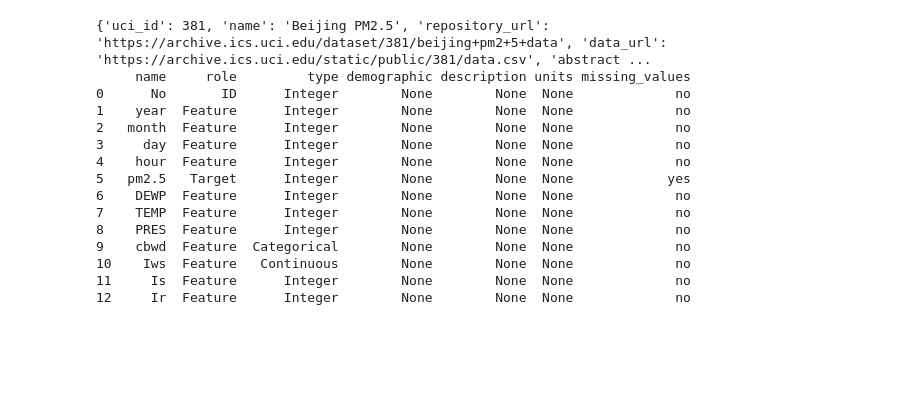
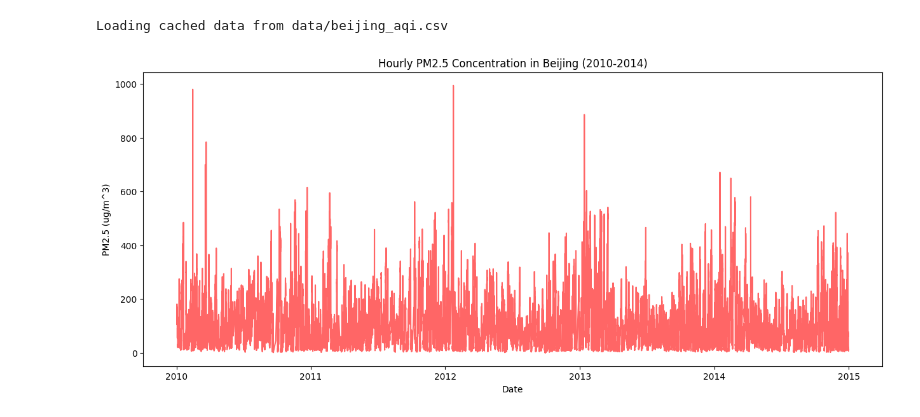
Before and after one commit to Nethphorn/air-quality-index-forecast, a Jupyter notebook: src/data.ipynb, the cells around one changed output. Drawn from its saved outputs; the diff is of its cells as text; code cells hidden in the pictures; blank space fills up the shorter version.

Commit message:
explore the data

```diff
--- a/src/data.ipynb
+++ b/src/data.ipynb
@@ -1,32 +1,17 @@
 # %%
-from ucimlrepo import fetch_ucirepo
+import matplotlib.pyplot as plt
+import seaborn as sns
 
-# fetch dataset
-beijing_pm2_5 = fetch_ucirepo(id=381)
+df = get_processed_data()
 
-# data (as pandas dataframes)
-X = beijing_pm2_5.data.features
-y = beijing_pm2_5.data.targets
-
-# metadata
-print(beijing_pm2_5.metadata)
-
-# variable information
-print(beijing_pm2_5.variables)
+# Plot the PM2.5 over time
+plt.figure(figsize=(15, 6))
+plt.plot(df.index, df["pm2.5"], color="red", alpha=0.6)
+plt.title("Hourly PM2.5 Concentration in Beijing (2010-2014)")
+plt.ylabel("PM2.5 (ug/m^3)")
+plt.xlabel("Date")
+plt.show()
 # %% [output]
-{'uci_id': 381, 'name': 'Beijing PM2.5', 'repository_url': 'https://archive.ics.uci.edu/dataset/381/beijing+pm2+5+data', 'data_url': 'https://archive.ics.uci.edu/static/public/381/data.csv', 'abstract ...
-     name     role         type demographic description units missing_values
-0      No       ID      Integer        None        None  None             no
-1    year  Feature      Integer        None        None  None             no
-2   month  Feature      Integer        None        None  None             no
-3     day  Feature      Integer        None        None  None             no
-4    hour  Feature      Integer        None        None  None             no
-5   pm2.5   Target      Integer        None        None  None            yes
-6    DEWP  Feature      Integer        None        None  None             no
-7    TEMP  Feature      Integer        None        None  None             no
-8    PRES  Feature      Integer        None        None  None             no
-9    cbwd  Feature  Categorical        None        None  None             no
-10    Iws  Feature   Continuous        None        None  None             no
-11     Is  Feature      Integer        None        None  None             no
-12     Ir  Feature      Integer        None        None  None             no
+Loading cached data from data/beijing_aqi.csv
+[figure, added]
 # %%
```
Also changed, not shown: parts of 2 cells of this notebook, 3 other files.
